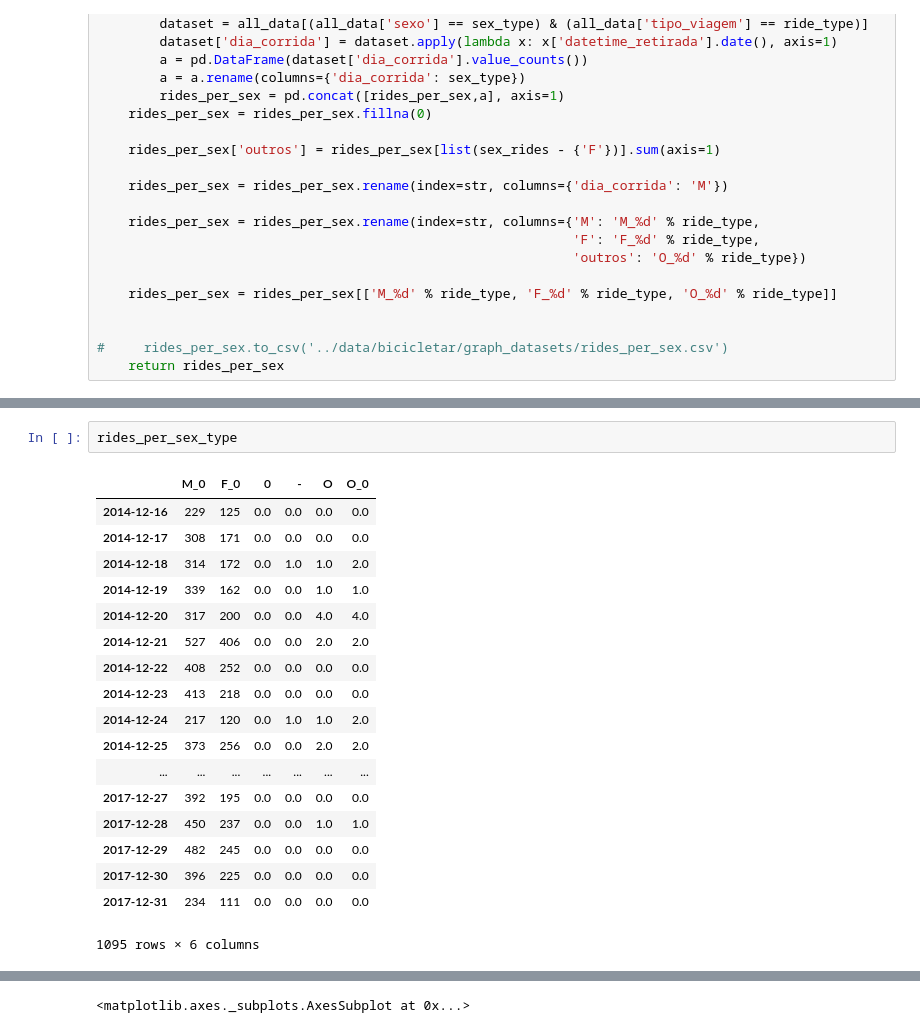
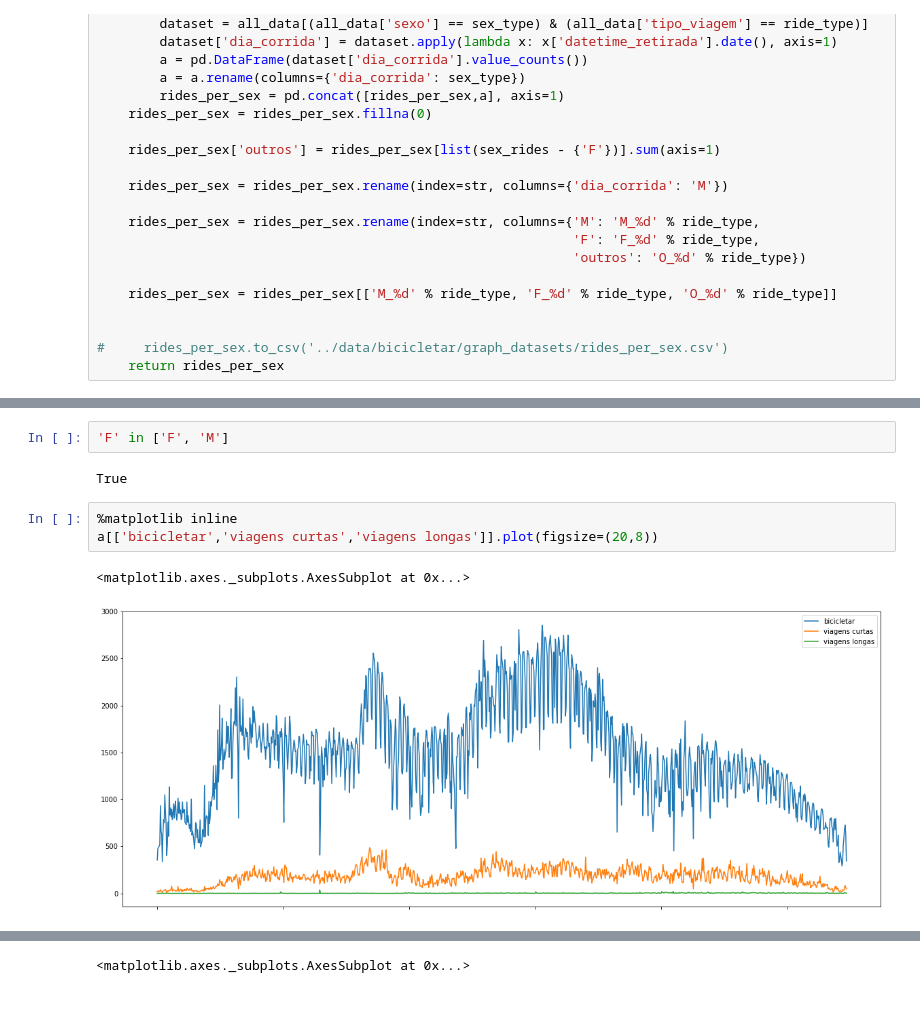
Before and after one commit to omadson/PhD, a Jupyter notebook: notebooks/create_new_datasets.ipynb, the cells around one changed output, grey strips where cells are left out. Saved outputs shown, nothing was run; the diff lists cells and outputs as text; blank space fills up the shorter version.

```diff
--- a/notebooks/create_new_datasets.ipynb
+++ b/notebooks/create_new_datasets.ipynb
@@ -197,21 +154,10 @@ rides_per_sex_type
-# %%
-rides_per_sex_type
-# %% [output]
-|  | M_0 | F_0 | 0 | - | O | O_0 |
-| 2014-12-16 | 229 | 125 | 0.0 | 0.0 | 0.0 | 0.0 |
-| 2014-12-17 | 308 | 171 | 0.0 | 0.0 | 0.0 | 0.0 |
-| 2014-12-18 | 314 | 172 | 0.0 | 1.0 | 1.0 | 2.0 |
-| 2014-12-19 | 339 | 162 | 0.0 | 0.0 | 1.0 | 1.0 |
-| 2014-12-20 | 317 | 200 | 0.0 | 0.0 | 4.0 | 4.0 |
-| 2014-12-21 | 527 | 406 | 0.0 | 0.0 | 2.0 | 2.0 |
-| 2014-12-22 | 408 | 252 | 0.0 | 0.0 | 0.0 | 0.0 |
-| 2014-12-23 | 413 | 218 | 0.0 | 0.0 | 0.0 | 0.0 |
-| 2014-12-24 | 217 | 120 | 0.0 | 1.0 | 1.0 | 2.0 |
-| 2014-12-25 | 373 | 256 | 0.0 | 0.0 | 2.0 | 2.0 |
-| ... | ... | ... | ... | ... | ... | ... |
-| 2017-12-27 | 392 | 195 | 0.0 | 0.0 | 0.0 | 0.0 |
-| 2017-12-28 | 450 | 237 | 0.0 | 0.0 | 1.0 | 1.0 |
-| 2017-12-29 | 482 | 245 | 0.0 | 0.0 | 0.0 | 0.0 |
-| 2017-12-30 | 396 | 225 | 0.0 | 0.0 | 0.0 | 0.0 |
-| 2017-12-31 | 234 | 111 | 0.0 | 0.0 | 0.0 | 0.0 |
-1095 rows × 6 columns
+# %%
+'F' in ['F', 'M']
+# %% [output]
+True
+# %%
+%matplotlib inline
+a[['bicicletar','viagens curtas','viagens longas']].plot(figsize=(20,8))
+# %% [output]
+<matplotlib.axes._subplots.AxesSubplot at 0x...>
+[figure, added]
```
Also changed, not shown: parts of 10 cells of this notebook, 2 other files.
